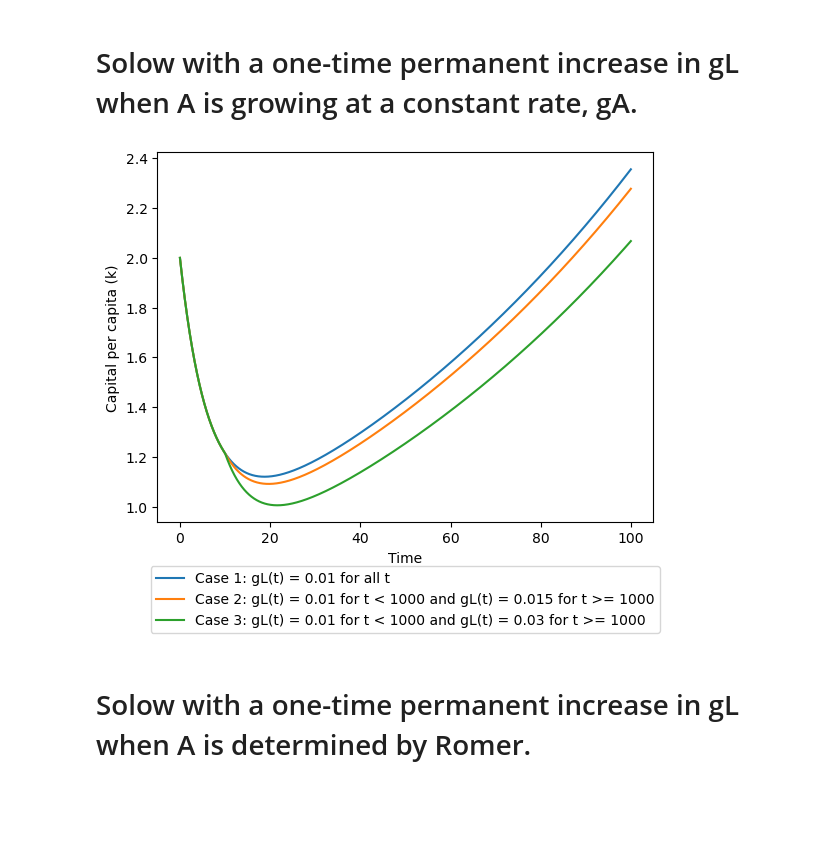
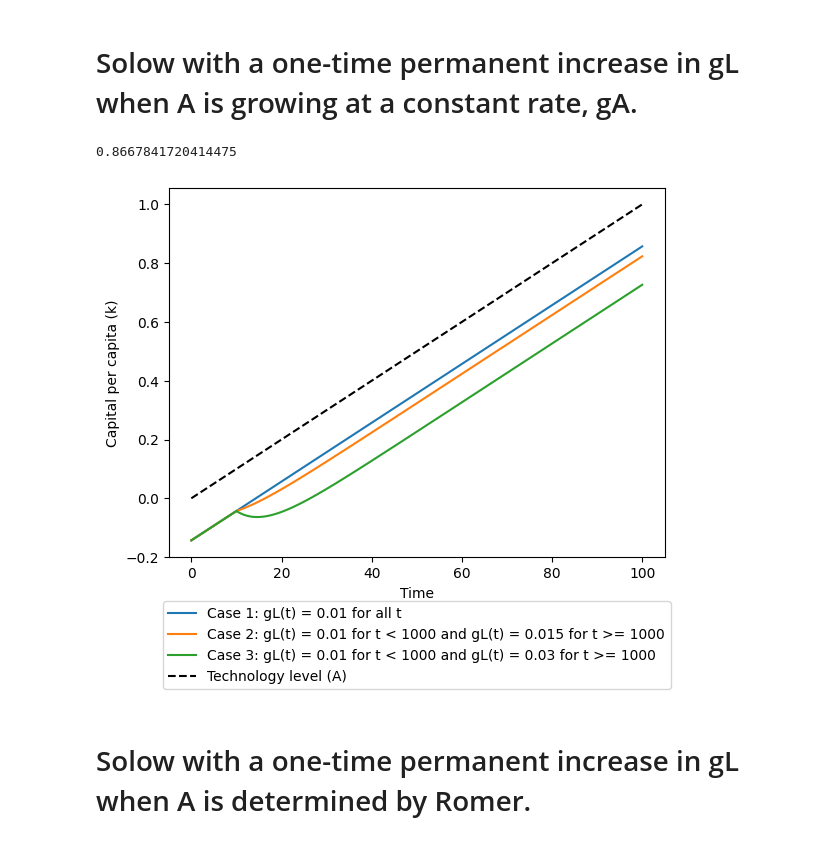
Before and after one commit to natashiblie/ec2b1, a Jupyter notebook: ps6.ipynb, the cells around one changed output. Saved outputs shown, nothing was run; the diff lists cells and outputs as text; code cells hidden in the pictures; blank space fills up the shorter version.

```diff
--- a/ps6.ipynb
+++ b/ps6.ipynb
@@ -78,12 +78,16 @@ plt.show()
 alpha = 1/3          # Capital share in output
 delta = 0.2          # Depreciation rate of capital
 gL = 0.01            # Initial growth rate of labor
+gA = 0.01            # Growth rate of technology
 sI = 0.2             # Saving rate
+A_initial = 1.0      # Initial value of technology
+
+ktilde_ss = (sI / (delta + gL + gA))**(1 / (1 - alpha))  # Steady-state capital per capita
+kss = ktilde_ss * A_initial  # Steady-state capital per worker
+
 T = 10000            # Number of time steps in the simulation
 dt = 0.01            # Time step size
-gA = 0.01            # Growth rate of technology
-A_initial = 1        # Initial value of technology
-kss = 2              # Steady-state capital-to-labor ratio
+
 A = A_initial        # Initial technology level
 
 # Initialize arrays to store time series data
@@ -93,7 +97,7 @@ gL_time = np.zeros(T)  # Array to store the growth rate of labor over time
 A_time = np.zeros(T)   # Array to store technology level over time
 
 # Initial values
-K_time[0] = kss * A_initial
+K_time[0] = kss
 time[0] = 0
 A_time[0] = A_initial
 
@@ -108,11 +112,11 @@ for t in range(1, T):
     K_time[t] = (sI * K_time[t - 1]**alpha * A_time[t - 1]**(1 - alpha) - (delta + gL_time[t]) * K_time[t - 1]) * dt + K_time[t - 1]
 
 # Plotting the result for Case 1
-plt.plot(time, K_time, label="Case 1: gL(t) = 0.01 for all t")
+plt.plot(time, np.log(K_time), label="Case 1: gL(t) = 0.01 for all t")
 
 # Case 2: gL(t) = 0.01 for t < 1000 and gL(t) = 0.015 for t >= 1000
 K_time = np.zeros(T)
-K_time[0] = kss * A_initial
+K_time[0] = kss
 A_time = np.zeros(T)
 A_time[0] = A_initial
 for t in range(1, T):
@@ -120,37 +124,40 @@ for t in range(1, T):
         gL_time[t] = gL
     else:
         gL_time[t] = 0.015
     time[t] = time[t - 1] + dt
     A_time[t] = A_time[t - 1] + gA * A_time[t - 1] * dt
     K_time[t] = (sI * K_time[t - 1]**alpha * A_time[t - 1]**(1 - alpha) - (delta + gL_time[t]) * K_time[t - 1]) * dt + K_time[t - 1]
 
 # Plotting the result for Case 2
-plt.plot(time, K_time, label="Case 2: gL(t) = 0.01 for t < 1000 and gL(t) = 0.015 for t >= 1000")
+plt.plot(time, np.log(K_time), label="Case 2: gL(t) = 0.01 for t < 1000 and gL(t) = 0.015 for t >= 1000")
 
 # Case 3: gL(t) = 0.01 for t < 1000 and gL(t) = 0.03 for t >= 1000
 K_time = np.zeros(T)
-K_time[0] = kss * A_initial
+K_time[0] = kss
 A_time = np.zeros(T)
 A_time[0] = A_initial
 for t in range(1, T):
     if t < T1:
         gL_time[t] = gL
     else:
         gL_time[t] = 0.03
     time[t] = time[t - 1] + dt
     A_time[t] = A_time[t - 1] + gA * A_time[t - 1] * dt
     K_time[t] = (sI * K_time[t - 1]**alpha * A_time[t - 1]**(1 - alpha) - (delta + gL_time[t]) * K_time[t - 1]) * dt + K_time[t - 1]
 
 # Plotting the result for Case 3
-plt.plot(time, K_time, label="Case 3: gL(t) = 0.01 for t < 1000 and gL(t) = 0.03 for t >= 1000")
+plt.plot(time, np.log(K_time), label="Case 3: gL(t) = 0.01 for t < 1000 and gL(t) = 0.03 for t >= 1000")
+
+plt.plot(time, np.log(A_time), color="black", label="Technology level (A)", linestyle="--")
 
 # Final plot settings
 plt.xlabel("Time")
 plt.ylabel("Capital per capita (k)")
 plt.legend(loc="upper center", bbox_to_anchor=(0.5, -0.1))  # Adjust location to move legend down
 plt.show()
 # %% [output]
+0.8667841720414475
-[figure, old version]
+[figure, new version]
 # %% [markdown]
 # Solow with a one-time permanent increase in gL when A is determined by Romer.
 # %%
```
Also changed, not shown: parts of 2 cells of this notebook, 2 other files.
